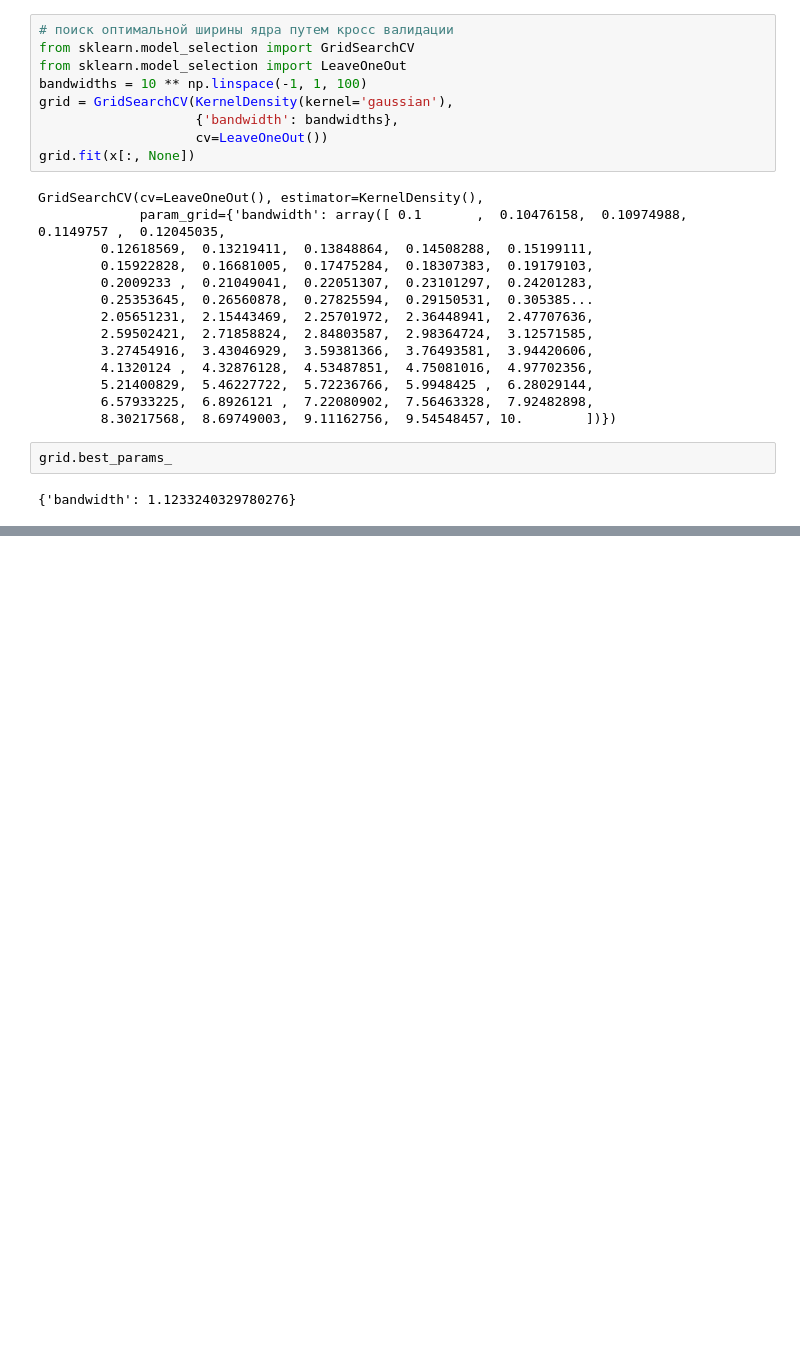
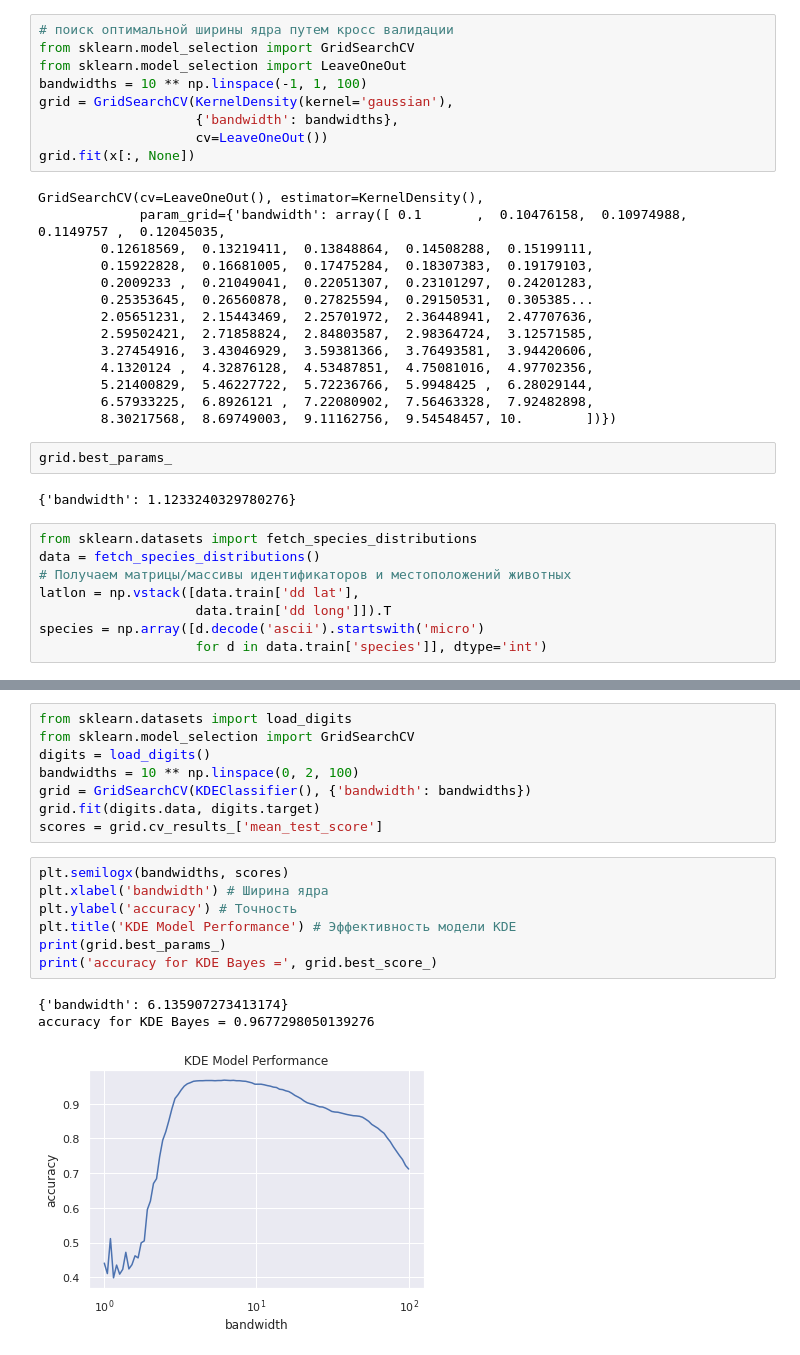
Before and after one commit to adaniky/my_own_reminders, a Jupyter notebook: Python/SkLearn/Kernel Density Estimation.ipynb, the cells around one changed output, grey strips where cells are left out. Cells and saved outputs as stored; diff of their text form; blank space fills up the shorter version.

```diff
--- a/Python/SkLearn/Kernel Density Estimation.ipynb
+++ b/Python/SkLearn/Kernel Density Estimation.ipynb
@@ -119,3 +119,11 @@ GridSearchCV(cv=LeaveOneOut(), estimator=KernelDensity(),
 grid.best_params_
 # %% [output]
 {'bandwidth': 1.1233240329780276}
+# %%
+from sklearn.datasets import fetch_species_distributions
+data = fetch_species_distributions()
+# Получаем матрицы/массивы идентификаторов и местоположений животных
+latlon = np.vstack([data.train['dd lat'],
+                    data.train['dd long']]).T
+species = np.array([d.decode('ascii').startswith('micro')
+                    for d in data.train['species']], dtype='int')
@@ -121,0 +246,19 @@ grid.best_params_
+# %%
+from sklearn.datasets import load_digits
+from sklearn.model_selection import GridSearchCV
+digits = load_digits()
+bandwidths = 10 ** np.linspace(0, 2, 100)
+grid = GridSearchCV(KDEClassifier(), {'bandwidth': bandwidths})
+grid.fit(digits.data, digits.target)
+scores = grid.cv_results_['mean_test_score']
+# %%
+plt.semilogx(bandwidths, scores)
+plt.xlabel('bandwidth') # Ширина ядра
+plt.ylabel('accuracy') # Точность
+plt.title('KDE Model Performance') # Эффективность модели KDE
+print(grid.best_params_)
+print('accuracy for KDE Bayes =', grid.best_score_)
+# %% [output]
+{'bandwidth': 6.135907273413174}
+accuracy for KDE Bayes = 0.9677298050139276
+[figure, added]
```
Also changed, not shown: parts of 6 cells of this notebook, 4 other files.
